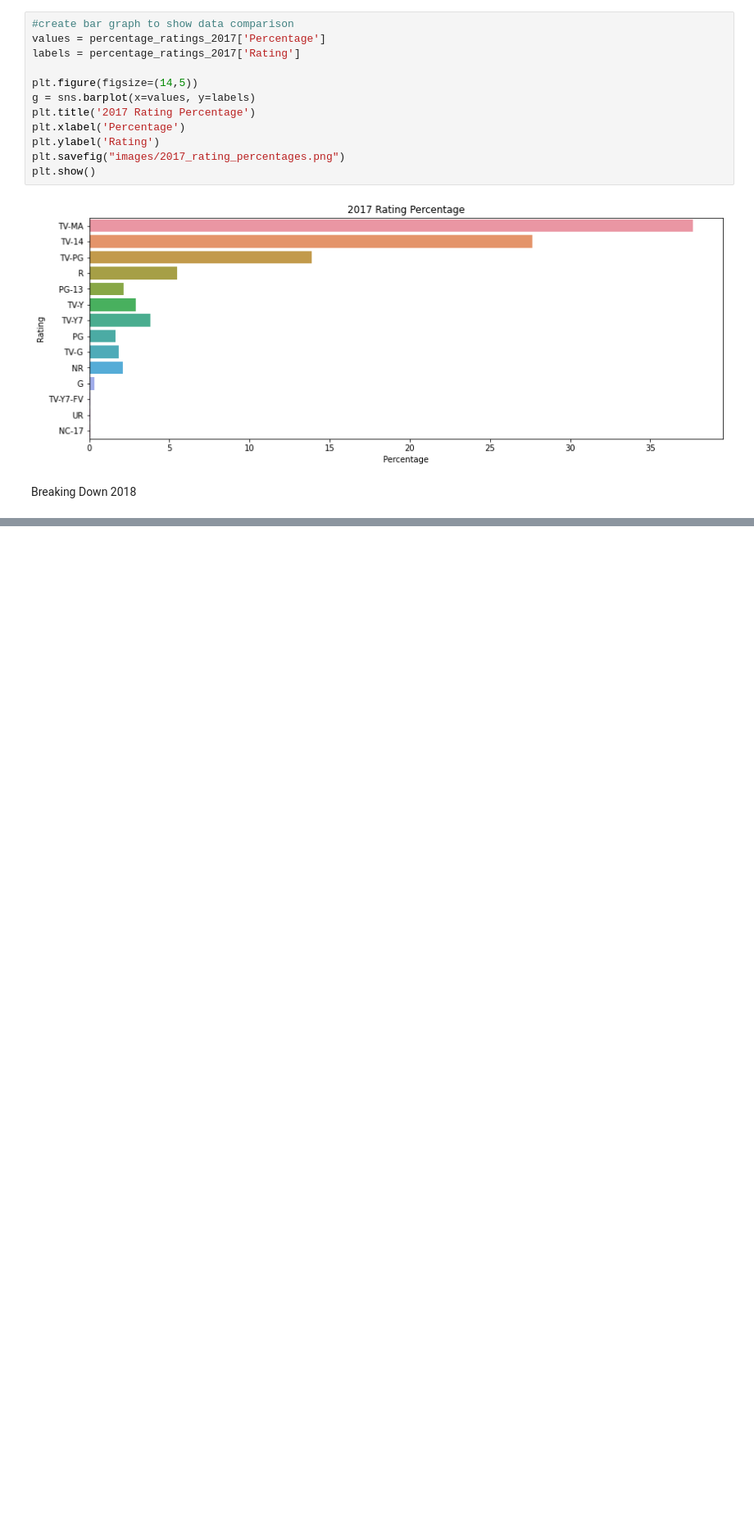
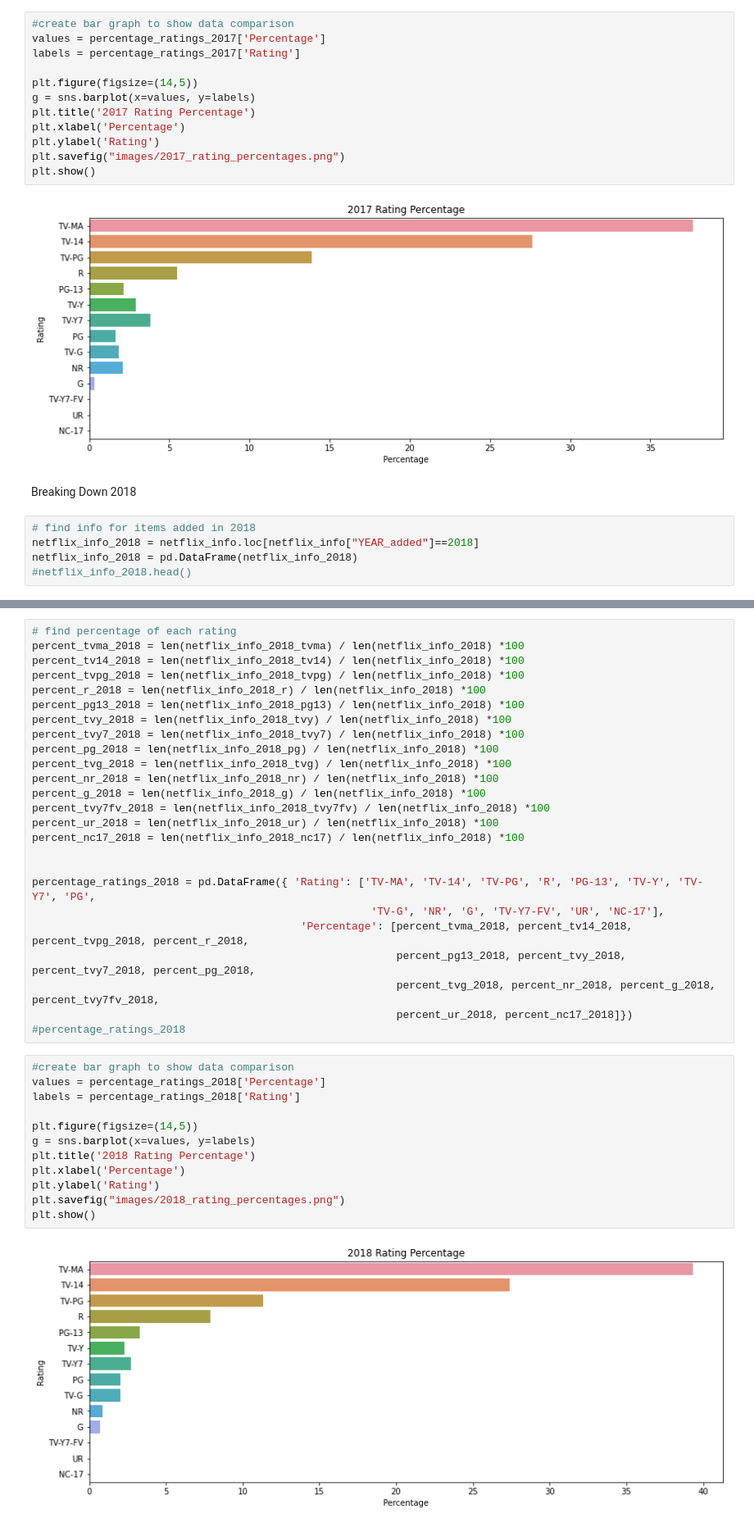
Before and after one commit to shades9a/Netflix_Catolog, a Jupyter notebook: Netflix_Compare.ipynb, the cells around one changed output, grey strips where cells are left out. Shown: that part at 82% size. Drawn from its saved outputs; the diff is of its cells as text; blank space fills up the shorter version.

```diff
--- a/Netflix_Compare.ipynb
+++ b/Netflix_Compare.ipynb
@@ -448,3 +448,8 @@ plt.show()
 [figure]
 # %% [markdown]
 Breaking Down 2018
+# %%
+# find info for items added in 2018
+netflix_info_2018 = netflix_info.loc[netflix_info["YEAR_added"]==2018]
+netflix_info_2018 = pd.DataFrame(netflix_info_2018)
+#netflix_info_2018.head()
@@ -450,0 +502,39 @@ Breaking Down 2018
+# %%
+# find percentage of each rating
+percent_tvma_2018 = len(netflix_info_2018_tvma) / len(netflix_info_2018) *100
+percent_tv14_2018 = len(netflix_info_2018_tv14) / len(netflix_info_2018) *100
+percent_tvpg_2018 = len(netflix_info_2018_tvpg) / len(netflix_info_2018) *100
+percent_r_2018 = len(netflix_info_2018_r) / len(netflix_info_2018) *100
+percent_pg13_2018 = len(netflix_info_2018_pg13) / len(netflix_info_2018) *100
+percent_tvy_2018 = len(netflix_info_2018_tvy) / len(netflix_info_2018) *100
+percent_tvy7_2018 = len(netflix_info_2018_tvy7) / len(netflix_info_2018) *100
+percent_pg_2018 = len(netflix_info_2018_pg) / len(netflix_info_2018) *100
+percent_tvg_2018 = len(netflix_info_2018_tvg) / len(netflix_info_2018) *100
+percent_nr_2018 = len(netflix_info_2018_nr) / len(netflix_info_2018) *100
+percent_g_2018 = len(netflix_info_2018_g) / len(netflix_info_2018) *100
+percent_tvy7fv_2018 = len(netflix_info_2018_tvy7fv) / len(netflix_info_2018) *100
+percent_ur_2018 = len(netflix_info_2018_ur) / len(netflix_info_2018) *100
+percent_nc17_2018 = len(netflix_info_2018_nc17) / len(netflix_info_2018) *100
+
+
+percentage_ratings_2018 = pd.DataFrame({ 'Rating': ['TV-MA', 'TV-14', 'TV-PG', 'R', 'PG-13', 'TV-Y', 'TV-Y7', 'PG',
+                                                     'TV-G', 'NR', 'G', 'TV-Y7-FV', 'UR', 'NC-17'],
+                                          'Percentage': [percent_tvma_2018, percent_tv14_2018, percent_tvpg_2018, percent_r_2018,
+                                                         percent_pg13_2018, percent_tvy_2018, percent_tvy7_2018, percent_pg_2018,
+                                                         percent_tvg_2018, percent_nr_2018, percent_g_2018, percent_tvy7fv_2018,
+                                                         percent_ur_2018, percent_nc17_2018]})
+#percentage_ratings_2018
+# %%
+#create bar graph to show data comparison
+values = percentage_ratings_2018['Percentage']
+labels = percentage_ratings_2018['Rating']
+
+plt.figure(figsize=(14,5))
+g = sns.barplot(x=values, y=labels)
+plt.title('2018 Rating Percentage')
+plt.xlabel('Percentage')
+plt.ylabel('Rating')
+plt.savefig("images/2018_rating_percentages.png")
+plt.show()
+# %% [output]
+[figure, added]
```
Also changed, not shown: parts of 2 cells of this notebook, 1 other file.
